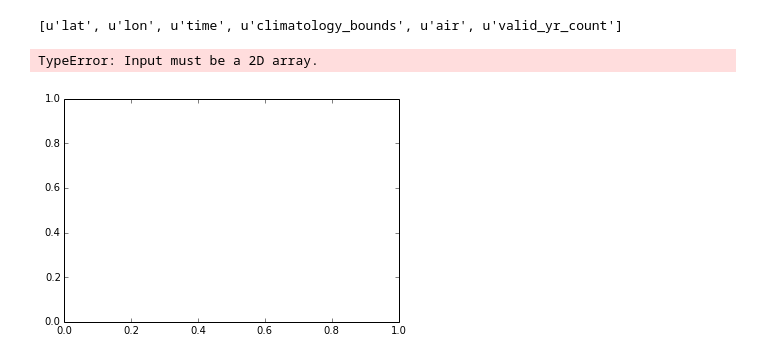
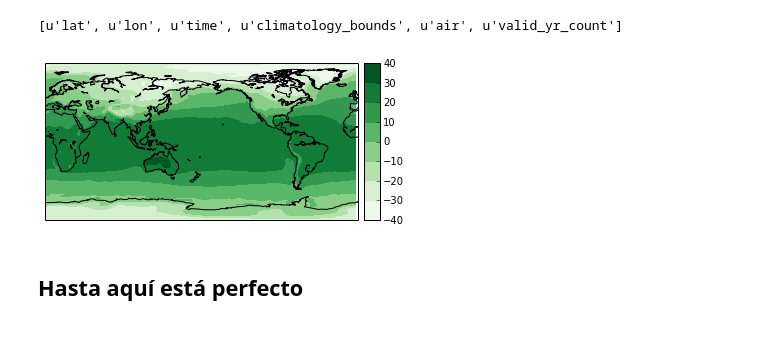
Before and after one commit to alvise30/CM20151_HW4_ElkinAlvis, a Jupyter notebook: P2/Punto2.ipynb, the cells around one changed output. Drawn from its saved outputs; the diff is of its cells as text; code cells hidden in the pictures.

```diff
--- a/P2/Punto2.ipynb
+++ b/P2/Punto2.ipynb
@@ -99,7 +96,0 @@ hola = nc.variables['air']
-# %%
-clf()
-contourf(hola[])
-show()
-# %% [output]
-TypeError: Input must be a 2D array.
-[figure, removed]
@@ -109,3 +97,19 @@ from scipy.spatial import cKDTree
+# %%
+air = nc.variables['air'][0,:,:]
+lat = nc.variables['lat'][:]
+lon = nc.variables['lon'][:]
+# %%
+lon2d, lat2d = meshgrid(lon, lat)
+b = Basemap(lon_0=180) #This defines the center of the map, 180 since longitudes go from 0 to 360
+x, y = b(lon2d, lat2d)
+b.contourf(x, y, air, cmap=get_cmap('Greens'))
+b.drawcoastlines()
+b.colorbar();
+# %% [output]
+[figure, added]
+# %% [markdown]
+Hasta aquí está perfecto
+-------------------------
 # %%
 def lon_lat_to_cartesian(lon, lat, R = 1):
     """
```
Also changed, not shown: parts of 6 cells of this notebook, 1 other file.
